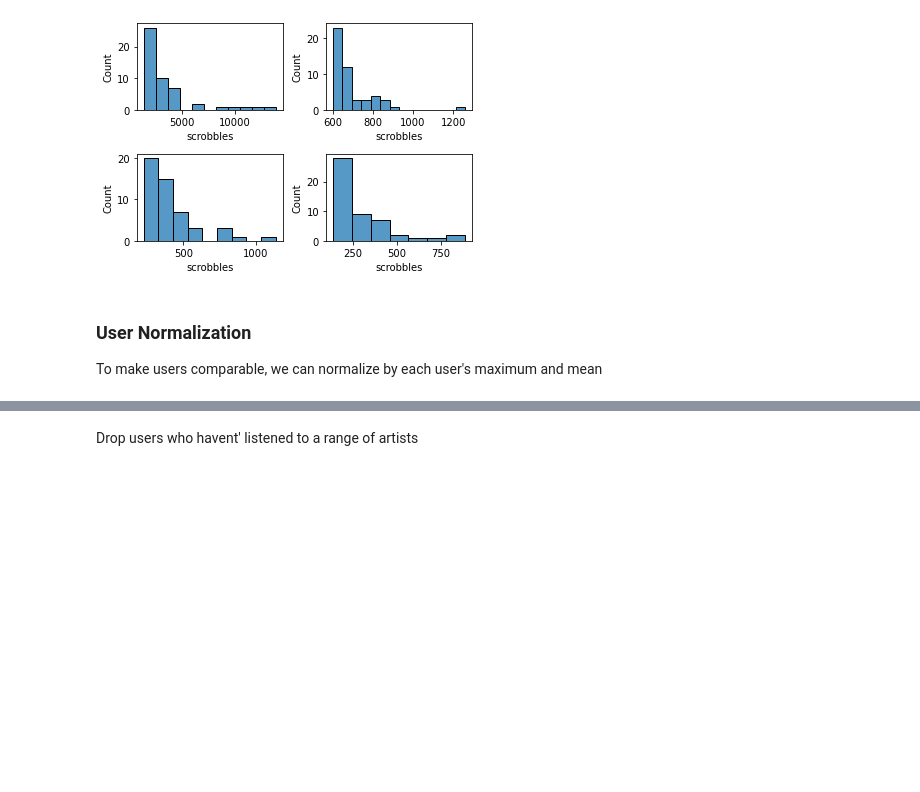
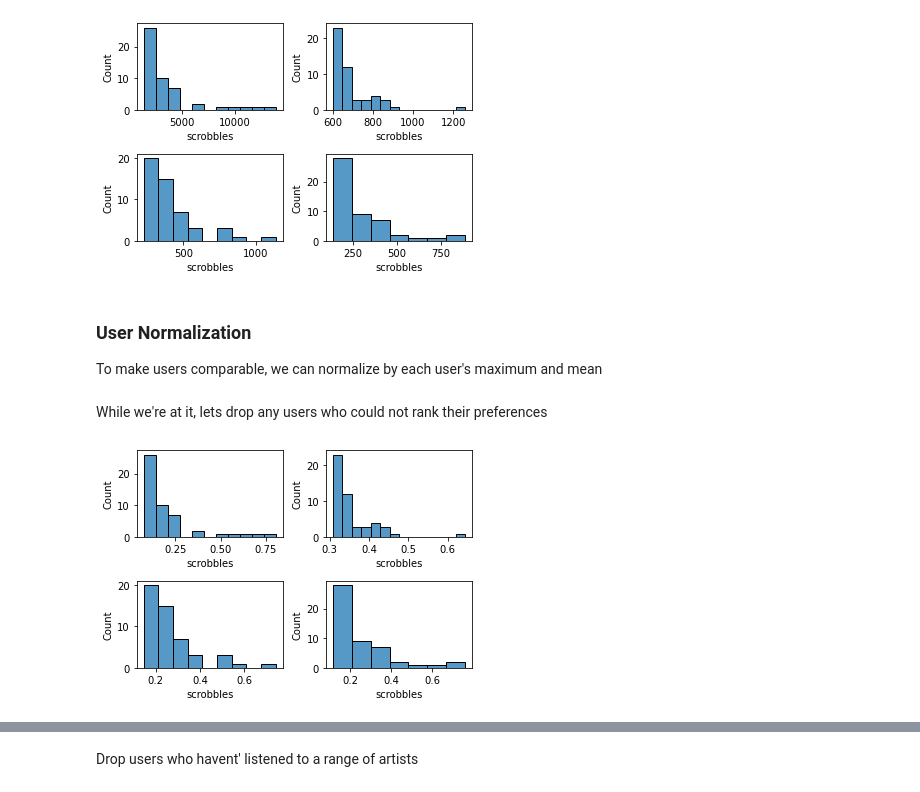
Before and after one commit to abarbieu/music-recommender, a Jupyter notebook: music-recommender.ipynb, the cells around one changed output, grey strips where cells are left out. Cells and saved outputs as stored; diff of their text form; code cells hidden in the pictures; blank space fills up the shorter version.

Commit message:
reporting ratings from scrobbles - 2

```diff
--- a/music-recommender.ipynb
+++ b/music-recommender.ipynb
@@ -55,10 +55,41 @@ plt.show()
 
 To make users comparable, we can normalize by each user's maximum and mean
 # %%
-umean = scrobsdf.groupby("user_id").scrobbles.transform('mean').to_numpy()
-scrobsdf["std"] = scrobsdf.scrobbles - umean
+def getUStats(df):
+    umean = df.groupby("user_id").scrobbles.transform('mean').to_numpy()
+    uscrobs = df.groupby("user_id").scrobbles
+    # scrobsdf["std"] = scrobsdf.scrobbles - umean
 
-ustd = scrobsdf.groupby("user_id")["std"]
-ustdmin = ustd.transform('min').to_numpy()
-ustdmax = ustd.transform('max').to_numpy()
-# stdsum = uscrobs.transform('sum').to_numpy()
+    # ustd = scrobsdf.groupby("user_id")["std"]
+    umin = uscrobs.transform('min').to_numpy()
+    umax = uscrobs.transform('max').to_numpy()
+    usum = uscrobs.transform('sum').to_numpy()
+    return umin,umax,usum,umean
+    # stdsum = uscrobs.transform('sum').to_numpy()
+# %% [markdown]
+While we're at it, lets drop any users who could not rank their preferences
+# %%
+umin,umax,usum,umean = getUStats(scrobsdf)
+badusers2 = scrobsdf.iloc[(umax-umin) == 0].user_id.unique()
+scrobsdf = scrobsdf[~scrobsdf.user_id.isin(badusers)]
+umin,umax,usum,umean = getUStats(scrobsdf)
+# %%
+scrobsdf["norm"] = (scrobsdf.scrobbles)/(umax+umean)
+# %%
+scrobsM = sparse.lil_matrix((max(scrobsdf["user_id"])+1, max(scrobsdf["artist_id"])+1)) # 0 indexing
+scrobsM[scrobsdf["user_id"], scrobsdf["artist_id"]] = scrobsdf["norm"]
+scrobsM = scrobsM.tocsr()
+
+fig = plt.figure()
+fig.subplots_adjust(hspace=0.5, wspace=0.3)
+ax = fig.add_subplot(2,2,1)
+ax.set_xlabel("scrobbles")
+sns.histplot(scrobsM[1].data,ax=ax)
+for i in range(2,5):
+    ax = fig.add_subplot(2, 2, i)
+    ax.set_xlabel("scrobbles")
+    sns.histplot(scrobsM[i+11].data, ax=ax)
+
+plt.show()
+# %% [output]
+[figure, added]
```
Also changed, not shown: parts of 17 cells of this notebook.
